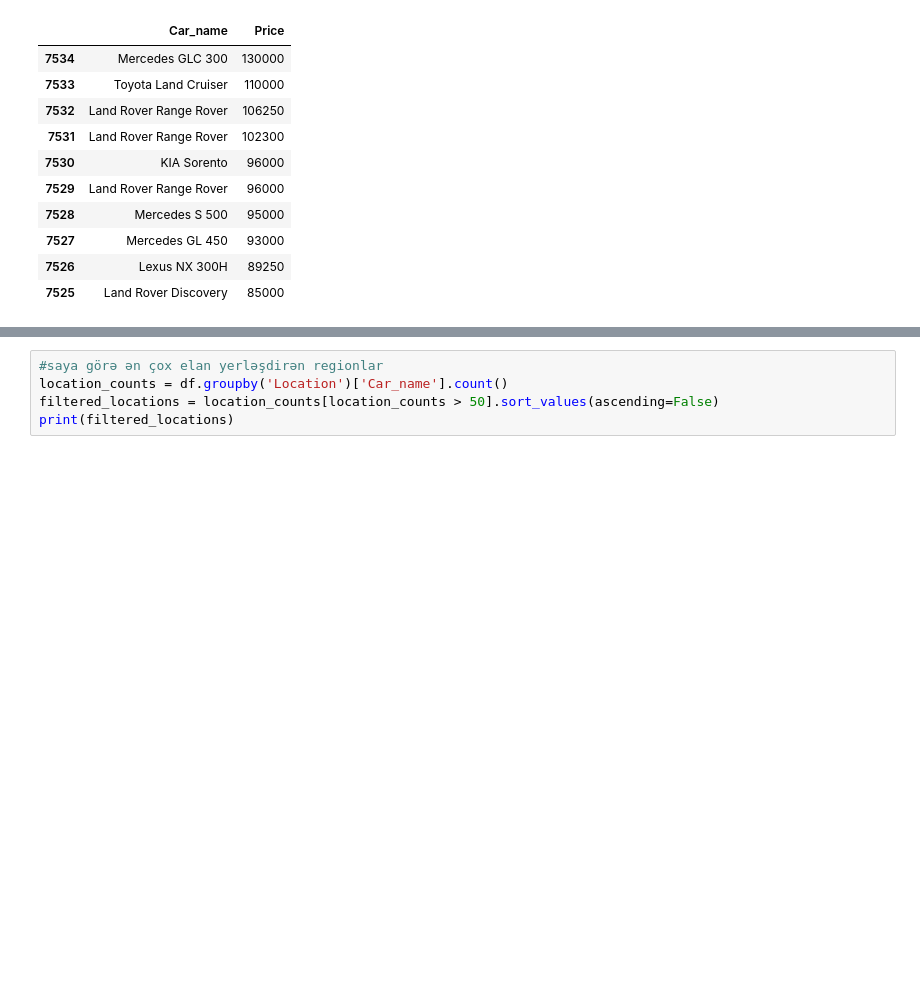
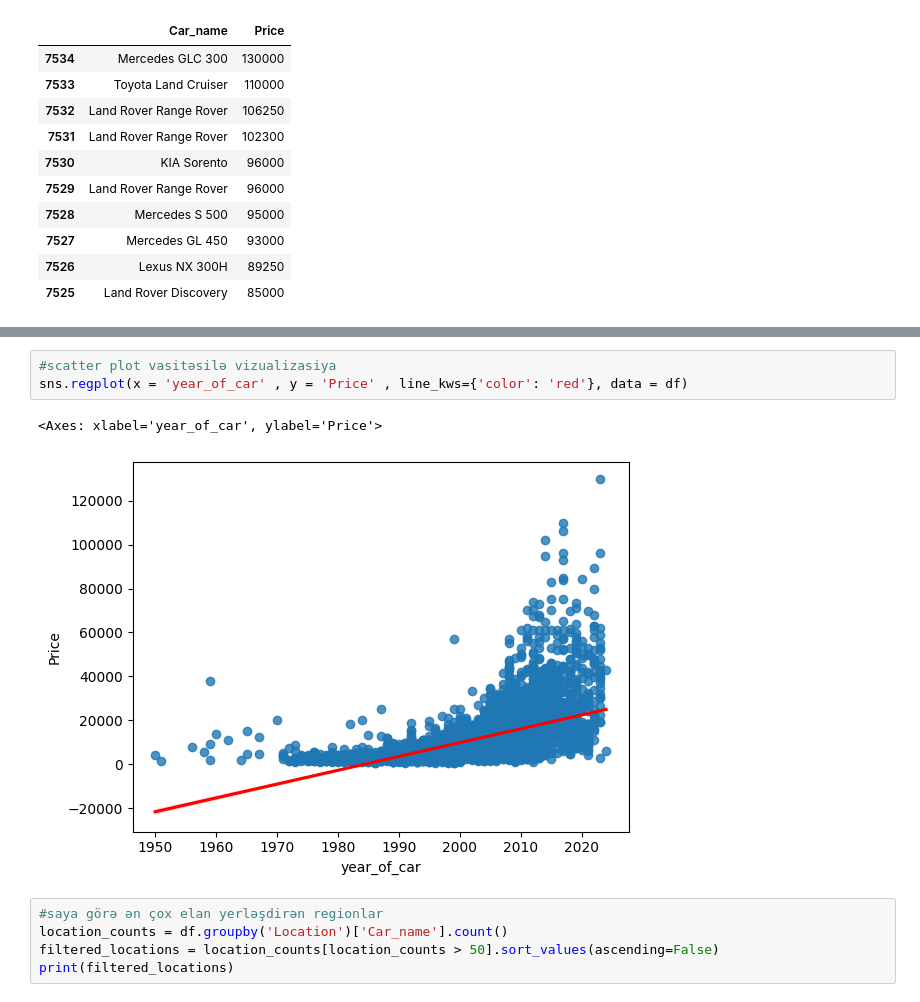
Before and after one commit to Vugar-git/tap.az_car_sales-analyze-with-pandas, a Jupyter notebook: practice.ipynb, the cells around one changed output, grey strips where cells are left out. Drawn from its saved outputs; the diff is of its cells as text; blank space fills up the shorter version.

```diff
--- a/practice.ipynb
+++ b/practice.ipynb
@@ -98,3 +107,9 @@ df[['Car_name','Price']].sort_values('Price',ascending = False).head(10)
+# %%
+#scatter plot vasitəsilə vizualizasiya
+sns.regplot(x = 'year_of_car' , y = 'Price' , line_kws={'color': 'red'}, data = df)
+# %% [output]
+<Axes: xlabel='year_of_car', ylabel='Price'>
+[figure, added]
 # %%
 #saya görə ən çox elan yerləşdirən regionlar
 location_counts = df.groupby('Location')['Car_name'].count()
```
Also changed, not shown: parts of 2 cells of this notebook.
